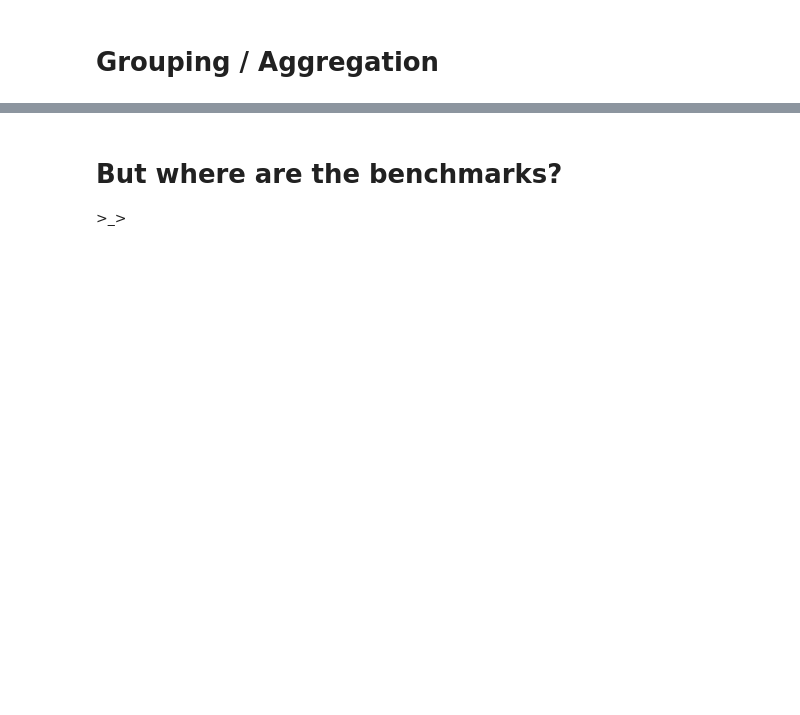
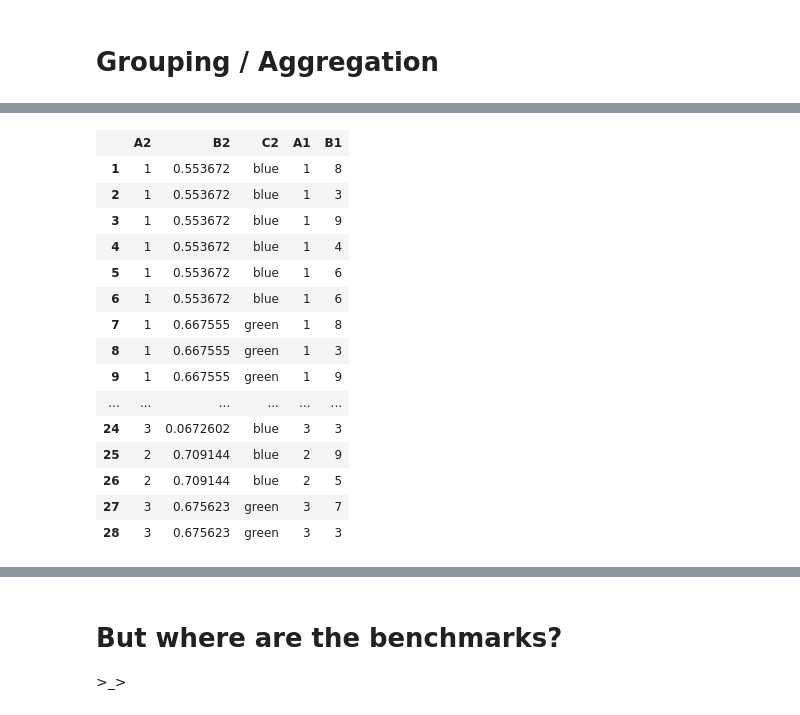
Before and after one commit to davidagold/SQ_pres, a Jupyter notebook: SQ.ipynb, the cells around one changed output, grey strips where cells are left out. Drawn from its saved outputs; the diff is of its cells as text; code cells hidden in the pictures; blank space fills up the shorter version.

```diff
--- a/SQ.ipynb
+++ b/SQ.ipynb
@@ -147,0 +284,5 @@ See Yeesian Ng's (@yeesian) work at [SQLQuery](https://github.com/yeesian/SQLQue
+# %%
+df1 = DataFrame(
+    A1 = rand(1:3, 10),
+    B1 = rand(1:10, 10)
+)
@@ -147,0 +301,6 @@ See Yeesian Ng's (@yeesian) work at [SQLQuery](https://github.com/yeesian/SQLQue
+# %%
+df2 = DataFrame(
+    A2 = rand(1:3, 10),
+    B2 = rand(10),
+    C2 = rand(["green", "blue"], 10)
+)
@@ -147,0 +319,19 @@ See Yeesian Ng's (@yeesian) work at [SQLQuery](https://github.com/yeesian/SQLQue
+# %%
+@collect join(df1, df2, A1 = A2)
+# %% [output]
+|  | A2 | B2 | C2 | A1 | B1 |
+| 1 | 1 | 0.553672 | blue | 1 | 8 |
+| 2 | 1 | 0.553672 | blue | 1 | 3 |
+| 3 | 1 | 0.553672 | blue | 1 | 9 |
+| 4 | 1 | 0.553672 | blue | 1 | 4 |
+| 5 | 1 | 0.553672 | blue | 1 | 6 |
+| 6 | 1 | 0.553672 | blue | 1 | 6 |
+| 7 | 1 | 0.667555 | green | 1 | 8 |
+| 8 | 1 | 0.667555 | green | 1 | 3 |
+| 9 | 1 | 0.667555 | green | 1 | 9 |
+| ... | ... | ... | ... | ... | ... |
+| 24 | 3 | 0.0672602 | blue | 3 | 3 |
+| 25 | 2 | 0.709144 | blue | 2 | 9 |
+| 26 | 2 | 0.709144 | blue | 2 | 5 |
+| 27 | 3 | 0.675623 | green | 3 | 7 |
+| 28 | 3 | 0.675623 | green | 3 | 3 |
```
Also changed, not shown: parts of 66 cells of this notebook.
